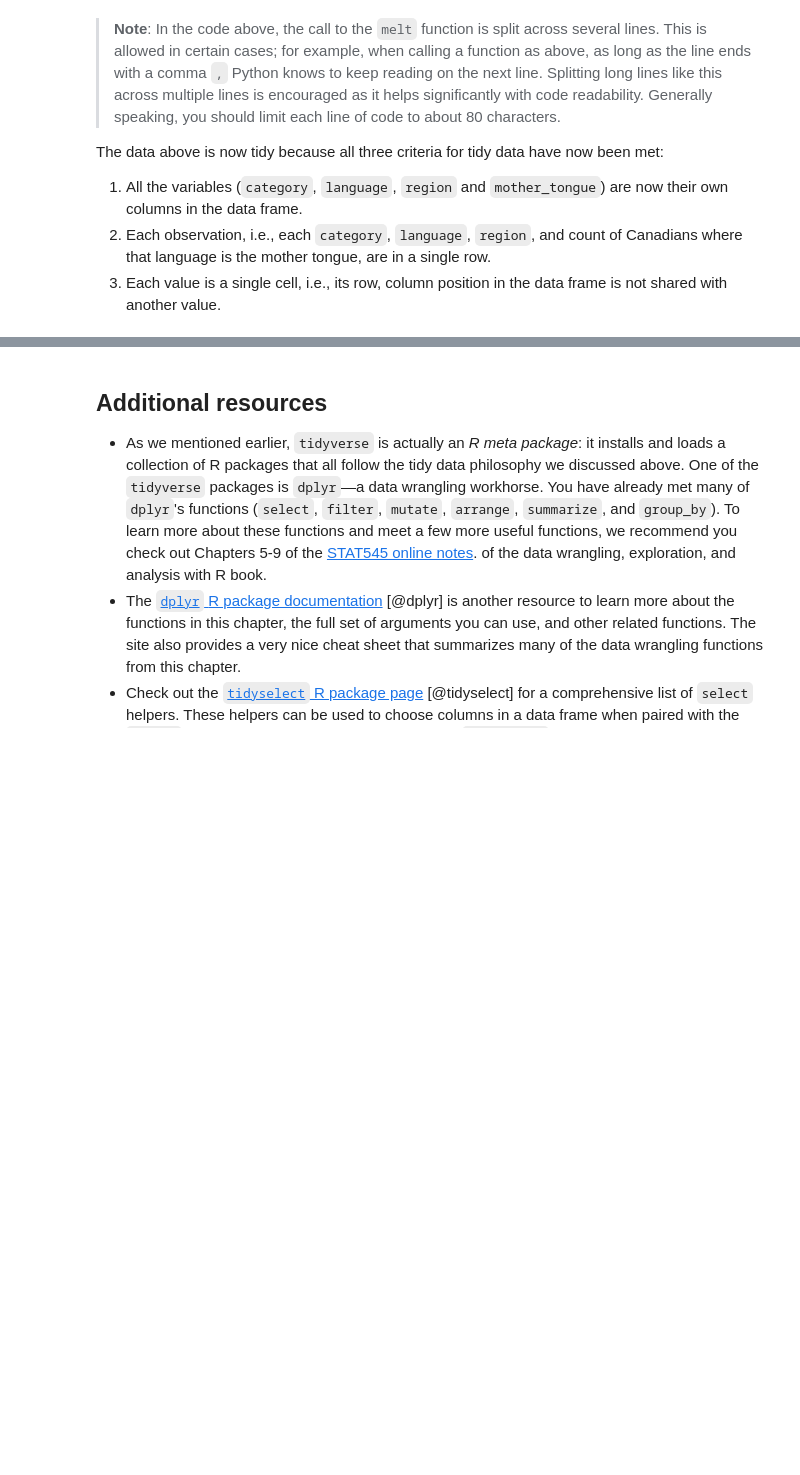
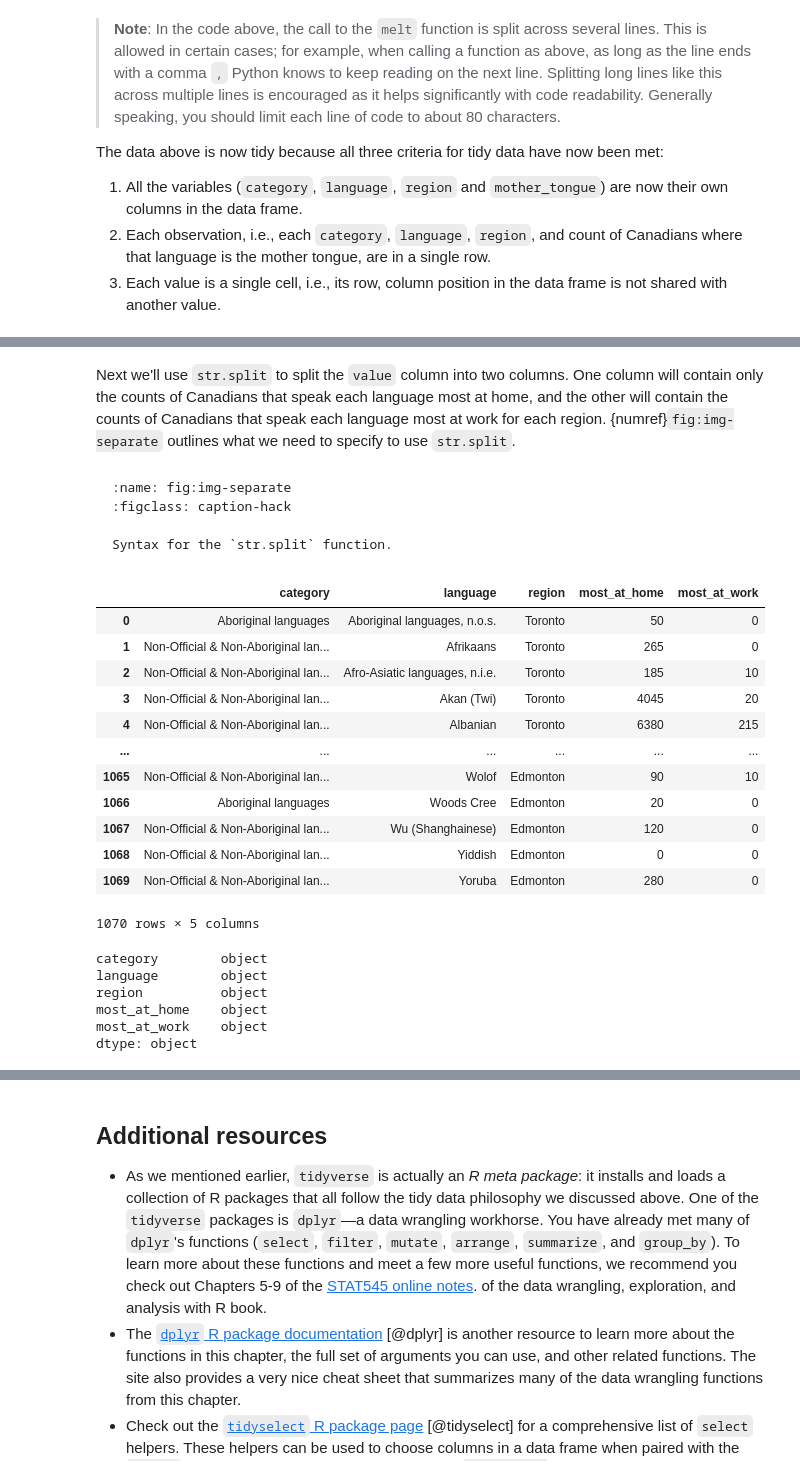
Before and after one commit to UBC-DSCI/introduction-to-datascience-python, a Jupyter notebook: source/wrangling.ipynb, the cells around one changed output, grey strips where cells are left out. Drawn from its saved outputs; the diff is of its cells as text; code cells hidden in the pictures; blank space fills up the shorter version.

````diff
--- a/source/wrangling.ipynb
+++ b/source/wrangling.ipynb
@@ -685,0 +709,9 @@ tidy_lang
+# %%
+lang_messy_longer = lang_messy.melt(
+    id_vars=["category", "language"],
+    value_vars=["Toronto", "Montréal", "Vancouver", "Calgary", "Edmonton"],
+    var_name="region",
+    value_name="value",
+)
+
+lang_messy_longer
@@ -685,0 +732,49 @@ tidy_lang
+# %% [markdown]
+Next we'll use `str.split` to split the `value` column into two columns.
+One column will contain only the counts of Canadians
+that speak each language most at home,
+and the other will contain the counts of Canadians
+that speak each language most at work for each region.
+{numref}`fig:img-separate`
+outlines what we need to specify to use `str.split`.
+# %% [markdown]
+```{figure} img/wrangling/str-split_args_labels.png
+:name: fig:img-separate
+:figclass: caption-hack
+
+Syntax for the `str.split` function.
+```
+# %%
+tidy_lang = (
+    pd.concat(
+        (lang_messy_longer, lang_messy_longer["value"].str.split("/", expand=True)),
+        axis=1,
+    )
+    .rename(columns={0: "most_at_home", 1: "most_at_work"})
+    .drop(columns=["value"])
+)
+
+tidy_lang
+# %% [output]
+|  | category | language | region | most_at_home | most_at_work |
+| 0 | Aboriginal languages | Aboriginal languages, n.o.s. | Toronto | 50 | 0 |
+| 1 | Non-Official & Non-Aboriginal lan... | Afrikaans | Toronto | 265 | 0 |
+| 2 | Non-Official & Non-Aboriginal lan... | Afro-Asiatic languages, n.i.e. | Toronto | 185 | 10 |
+| 3 | Non-Official & Non-Aboriginal lan... | Akan (Twi) | Toronto | 4045 | 20 |
+| 4 | Non-Official & Non-Aboriginal lan... | Albanian | Toronto | 6380 | 215 |
+| ... | ... | ... | ... | ... | ... |
+| 1065 | Non-Official & Non-Aboriginal lan... | Wolof | Edmonton | 90 | 10 |
+| 1066 | Aboriginal languages | Woods Cree | Edmonton | 20 | 0 |
+| 1067 | Non-Official & Non-Aboriginal lan... | Wu (Shanghainese) | Edmonton | 120 | 0 |
+| 1068 | Non-Official & Non-Aboriginal lan... | Yiddish | Edmonton | 0 | 0 |
+| 1069 | Non-Official & Non-Aboriginal lan... | Yoruba | Edmonton | 280 | 0 |
+1070 rows × 5 columns
+# %%
+tidy_lang.dtypes
+# %% [output]
+category        object
+language        object
+region          object
+most_at_home    object
+most_at_work    object
+dtype: object
````
Also changed, not shown: parts of 85 cells of this notebook, 9 other files.
